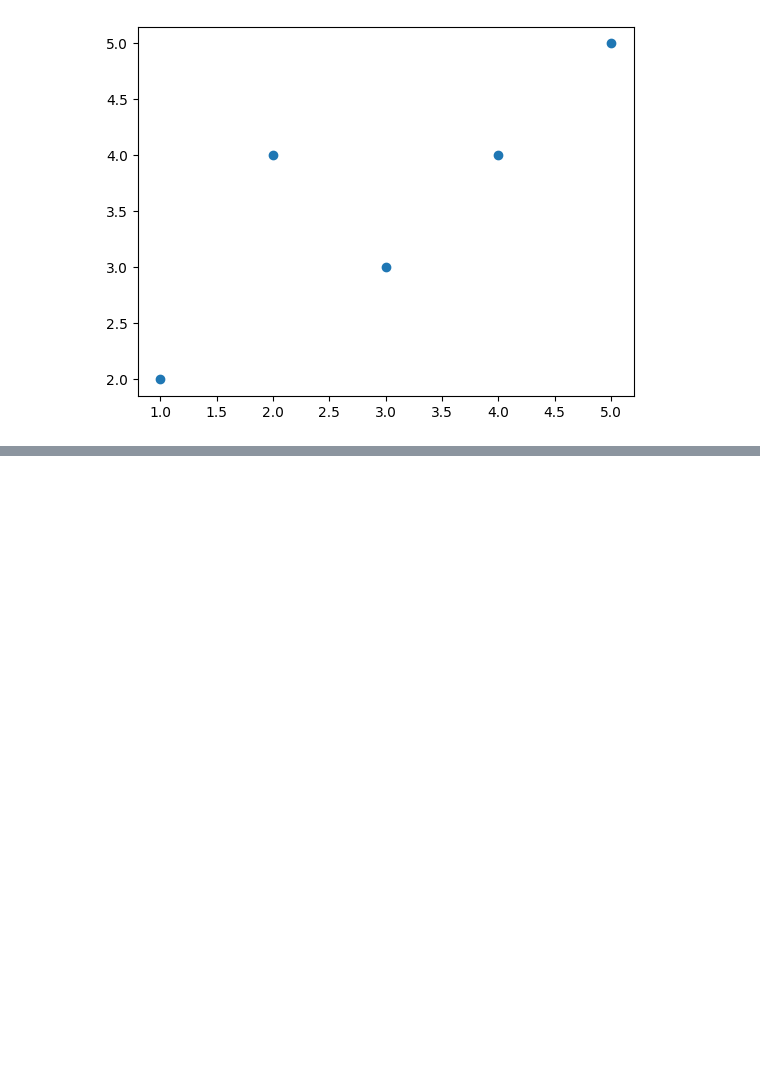
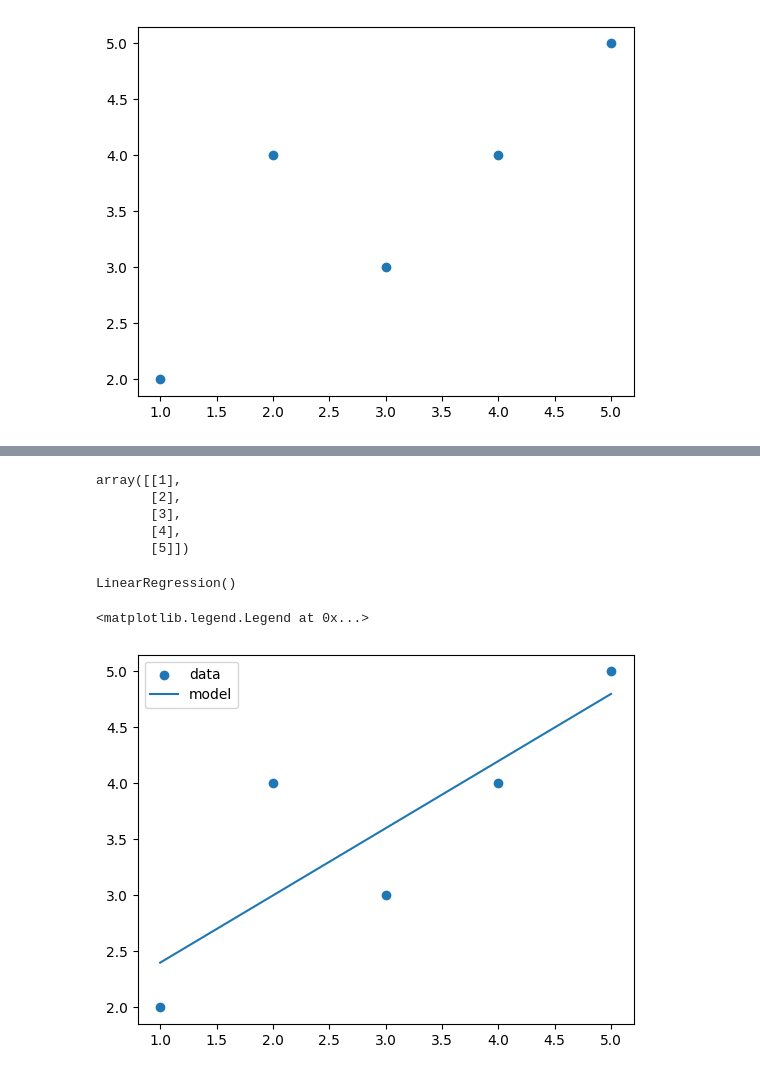
Before and after one commit to MattYencha5/hello-world, a Jupyter notebook: python_training.ipynb, the cells around one changed output, grey strips where cells are left out. Saved outputs shown, nothing was run; the diff lists cells and outputs as text; code cells hidden in the pictures; blank space fills up the shorter version.

```diff
--- a/python_training.ipynb
+++ b/python_training.ipynb
@@ -345,0 +348,21 @@ m
+# %%
+X = np.array(X).reshape(-1,1)
+# %%
+X
+# %% [output]
+array([[1],
+       [2],
+       [3],
+       [4],
+       [5]])
+# %%
+m.fit(X,Y)
+# %% [output]
+LinearRegression()
+# %%
+plt.scatter(X, Y, label="data")
+plt.plot(X, m.predict(X), label="model")
+plt.legend()
+# %% [output]
+<matplotlib.legend.Legend at 0x...>
+[figure, added]
```
Also changed, not shown: parts of 1 cell of this notebook, 1 other file.
